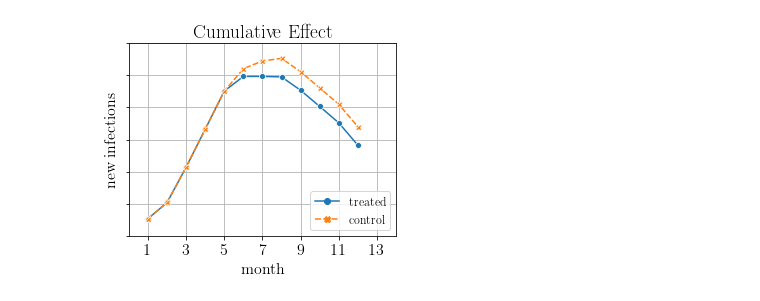
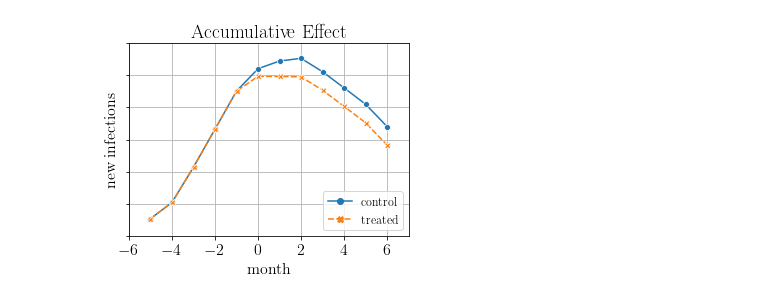
Before and after one commit to ruoxuanxiong/staggered_rollout_design, a Jupyter notebook: code/Figure-1.ipynb, the cells around one changed output. Drawn from its saved outputs; the diff is of its cells as text; code cells hidden in the pictures.

Commit message:
update figure 1

```diff
--- a/code/Figure-1.ipynb
+++ b/code/Figure-1.ipynb
@@ -46,31 +46,32 @@ out['$\mathrm{control}$'] = val
 out_df = pd.DataFrame(out)
 out_df = out_df.iloc[2:14,:] * 1000
 out_df.reset_index(drop=True, inplace=True)
-new_idx = pd.Series(out_df.index.values + 1)
+new_idx = pd.Series(out_df.index.values - 5)
 # out_df.index.values = out_df.index.values + 1
 out_df.set_index(new_idx, inplace=True)
+out_df = out_df[['$\mathrm{control}$', '$\mathrm{treated}$']]
 # %%
 fig, ax = plt.subplots(nrows=1,ncols=1,figsize=(5,4))
 sns.lineplot(data=out_df, markers=True)
 plt.xlabel('$\mathrm{month}$')
 plt.ylabel('$\mathrm{new~infections}$')
-plt.title('$\mathrm{Cumulative}\,\,\mathrm{Effect}$')
+plt.title('$\mathrm{Accumulative}\,\,\mathrm{Effect}$')
 plt.tight_layout()
 plt.ylim([0., 3])
-plt.xlim([0,out_df.shape[0]+2])
-major_ticks = np.arange(1, out_df.shape[0]+2, 2)
-minor_ticks = np.arange(1, out_df.shape[0]+2, 2)
+plt.xlim([out_df.index.min()-1,out_df.index.max()+1])
+major_ticks = np.arange(out_df.index.min()-1,out_df.index.max()+1, 2)
+minor_ticks = np.arange(out_df.index.min()-1,out_df.index.max()+1, 2)
 
 ax.set_xticks(major_ticks)
 ax.set_xticks(minor_ticks, minor=True)
 ax.axes.yaxis.set_ticklabels([])
 
 plt.grid()
 plt.legend(loc='lower right')
 
 plt.savefig('../figures/cumulative_effect_new_infection.pdf')
 # %% [output]
-[figure, old version]
+[figure, new version]
 # %%
 scale = 1.65
 base = 350+0.3/2.3*50
```
Also changed, not shown: parts of 3 cells of this notebook, 2 other files.
